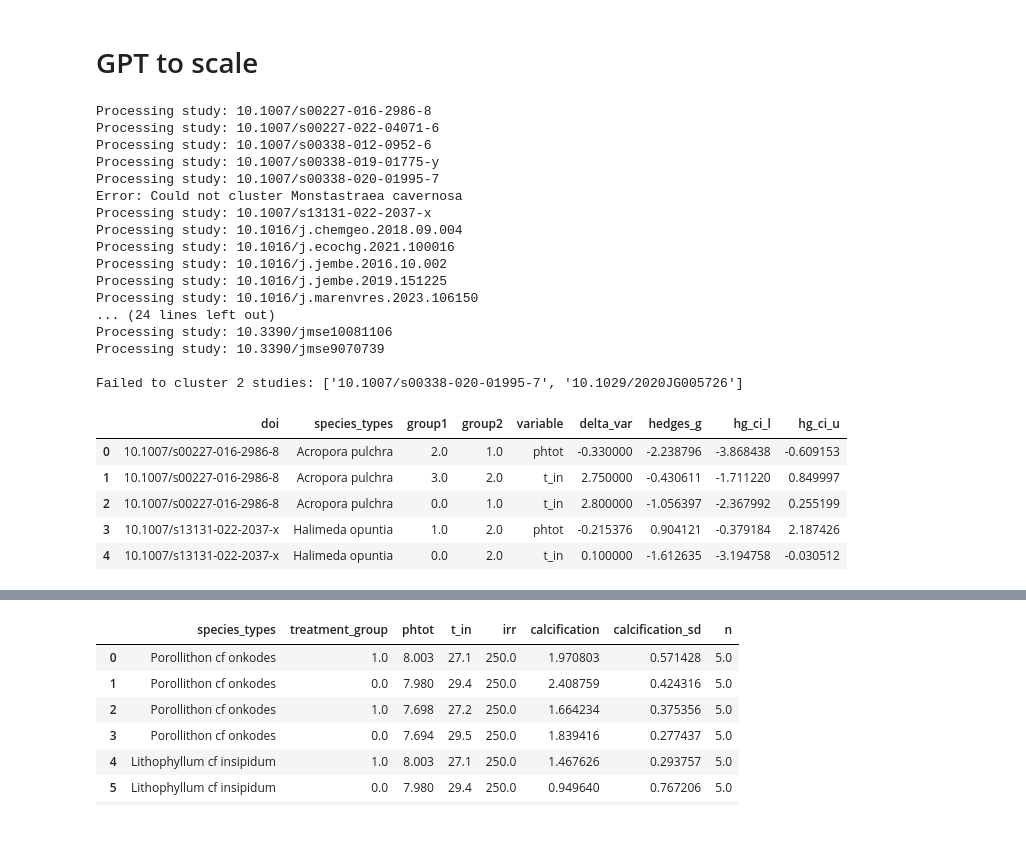
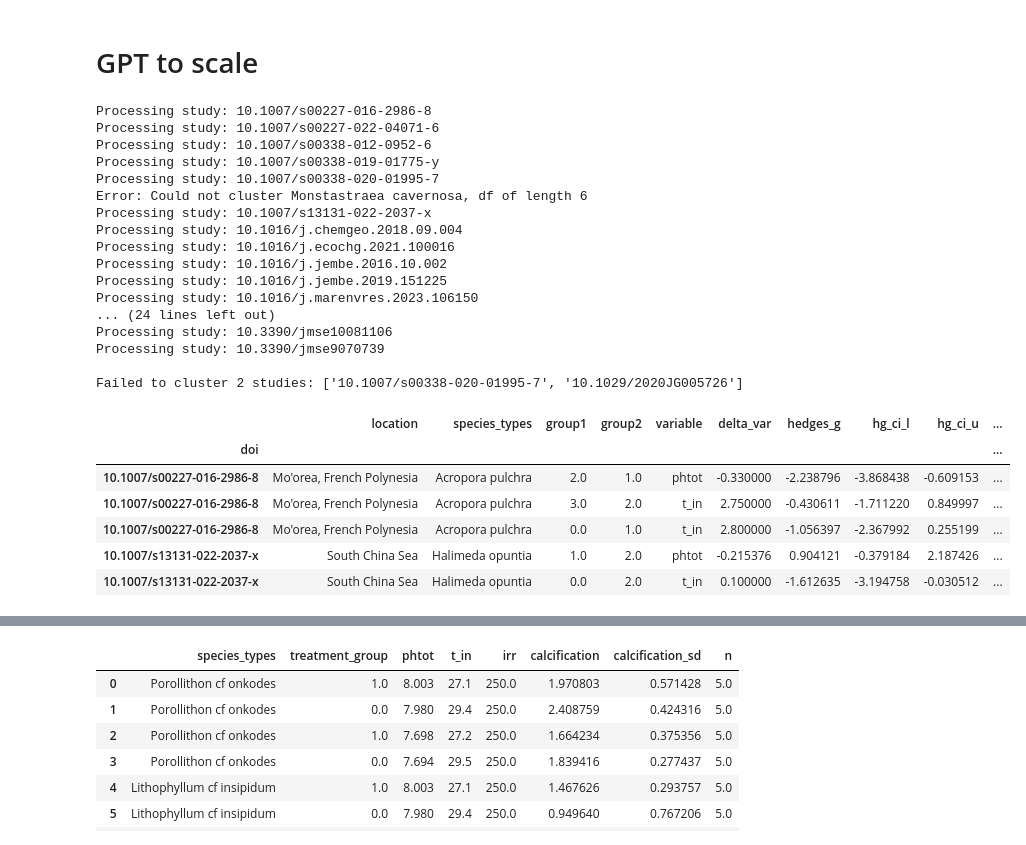
Before and after one commit to orlando-code/calc-rates, a Jupyter notebook: analysis.ipynb, the cells around one changed output, grey strips where cells are left out. Cells and saved outputs as stored; diff of their text form; code cells hidden in the pictures.

```diff
--- a/analysis.ipynb
+++ b/analysis.ipynb
@@ -32,7 +27,8 @@ climatology_df[climatology_df.index == "10.1111/jpy.13290"]
-# %%
-### for one study, calculate the hedges g
-i = 0   # index of test study
-climatology_data_fp = "data/climatology/site_locations_with_MMM_and_pH.csv"
-climatology_df = pd.read_csv(climatology_data_fp, index_col=2)
-# drop the first column
-climatology_df = climatology_df.drop(columns=climatology_df.columns[0])
+# %%
+climatology_data_fp = "data/climatology/site_locations_with_MMM_and_pH.csv"
+
+climatology_df = pd.read_csv(climatology_data_fp)
+# drop unnecessary columns
+climatology_df = climatology_df.drop(columns=['data_ID', 'Unnamed: 0']).set_index('doi')
+# TODO: format geometry column(s) into lat and lon
+climatology_df.head()
@@ -186,7 +177,7 @@ def cluster_treatments(df, vars_to_cluster):
             kmeans = KMeans(n_clusters=optimal_k, random_state=42, n_init=10)
             df.loc[group_df.index, 'treatment_group'] = kmeans.fit_predict(treatment_data)
         except ValueError:
-            print(f"Error: Could not cluster {species}")
+            print(f"Error: Could not cluster {species}, df of length {len(group_df)}")
             df.loc[group_df.index, 'treatment_group'] = np.nan
 
     return df
@@ -316,6 +307,7 @@ def compute_hedges_g(df, vars_to_compare=['t_in', 'phtot']):
                         g = analysis.calc_hedges_g(mu2, mu1, std2, std1, n2, n1)    # TODO: check signage
                         results.append({
                             'doi': study_df.doi.iloc[0],
+                            'location': study_df.location.iloc[0],
                             'species_types': species,
                             'group1': group1,
                             'group2': group2,
@@ -324,6 +316,8 @@ def compute_hedges_g(df, vars_to_compare=['t_in', 'phtot']):
                             'hedges_g': g[0],
                             'hg_ci_l': g[1][0],
                             'hg_ci_u': g[1][1],
+                            'control_val': df1_sample[var],
+                            'treatment_val': df2_sample[var],
                         })
     return results
 
@@ -342,38 +336,39 @@ for study_name, study_df in carb_df.groupby('doi'):
     if any(study_df['treatment_group'].isna()):
         failures.append(study_name)
         continue
     # 2. identify control conditions (min_temp, max_pH)
     control_conditions = determine_control_conditions(study_df)
 
     # 3. compute Hedges' g for each treatment group
     hedges_results = compute_hedges_g(study_df)
     all_results.extend(hedges_results)
 
 print(f"\nFailed to cluster {len(failures)} studies: {failures}")
 
-results_df = pd.DataFrame(all_results)
+results_df = pd.DataFrame(all_results).set_index('doi')
 results_df.head()
 # %% [output]
 Processing study: 10.1007/s00227-016-2986-8
 Processing study: 10.1007/s00227-022-04071-6
 Processing study: 10.1007/s00338-012-0952-6
 Processing study: 10.1007/s00338-019-01775-y
 Processing study: 10.1007/s00338-020-01995-7
-Error: Could not cluster Monstastraea cavernosa
+Error: Could not cluster Monstastraea cavernosa, df of length 6
 Processing study: 10.1007/s13131-022-2037-x
 Processing study: 10.1016/j.chemgeo.2018.09.004
 Processing study: 10.1016/j.ecochg.2021.100016
 Processing study: 10.1016/j.jembe.2016.10.002
 Processing study: 10.1016/j.jembe.2019.151225
 Processing study: 10.1016/j.marenvres.2023.106150
 ... (24 lines left out)
 Processing study: 10.3390/jmse10081106
 Processing study: 10.3390/jmse9070739
 
 Failed to cluster 2 studies: ['10.1007/s00338-020-01995-7', '10.1029/2020JG005726']
-|  | doi | species_types | group1 | group2 | variable | delta_var | hedges_g | hg_ci_l | hg_ci_u |
-| 0 | 10.1007/s00227-016-2986-8 | Acropora pulchra | 2.0 | 1.0 | phtot | -0.330000 | -2.238796 | -3.868438 | -0.609153 |
-| 1 | 10.1007/s00227-016-2986-8 | Acropora pulchra | 3.0 | 2.0 | t_in | 2.750000 | -0.430611 | -1.711220 | 0.849997 |
-| 2 | 10.1007/s00227-016-2986-8 | Acropora pulchra | 0.0 | 1.0 | t_in | 2.800000 | -1.056397 | -2.367992 | 0.255199 |
-| 3 | 10.1007/s13131-022-2037-x | Halimeda opuntia | 1.0 | 2.0 | phtot | -0.215376 | 0.904121 | -0.379184 | 2.187426 |
-| 4 | 10.1007/s13131-022-2037-x | Halimeda opuntia | 0.0 | 2.0 | t_in | 0.100000 | -1.612635 | -3.194758 | -0.030512 |
+|  | location | species_types | group1 | group2 | variable | delta_var | hedges_g | hg_ci_l | hg_ci_u | ... |
+| doi |  |  |  |  |  |  |  |  |  | ... |
+| 10.1007/s00227-016-2986-8 | Mo'orea, French Polynesia | Acropora pulchra | 2.0 | 1.0 | phtot | -0.330000 | -2.238796 | -3.868438 | -0.609153 | ... |
+| 10.1007/s00227-016-2986-8 | Mo'orea, French Polynesia | Acropora pulchra | 3.0 | 2.0 | t_in | 2.750000 | -0.430611 | -1.711220 | 0.849997 | ... |
+| 10.1007/s00227-016-2986-8 | Mo'orea, French Polynesia | Acropora pulchra | 0.0 | 1.0 | t_in | 2.800000 | -1.056397 | -2.367992 | 0.255199 | ... |
+| 10.1007/s13131-022-2037-x | South China Sea | Halimeda opuntia | 1.0 | 2.0 | phtot | -0.215376 | 0.904121 | -0.379184 | 2.187426 | ... |
+| 10.1007/s13131-022-2037-x | South China Sea | Halimeda opuntia | 0.0 | 2.0 | t_in | 0.100000 | -1.612635 | -3.194758 | -0.030512 | ... |
```
Also changed, not shown: parts of 22 cells of this notebook, 1 other file.
